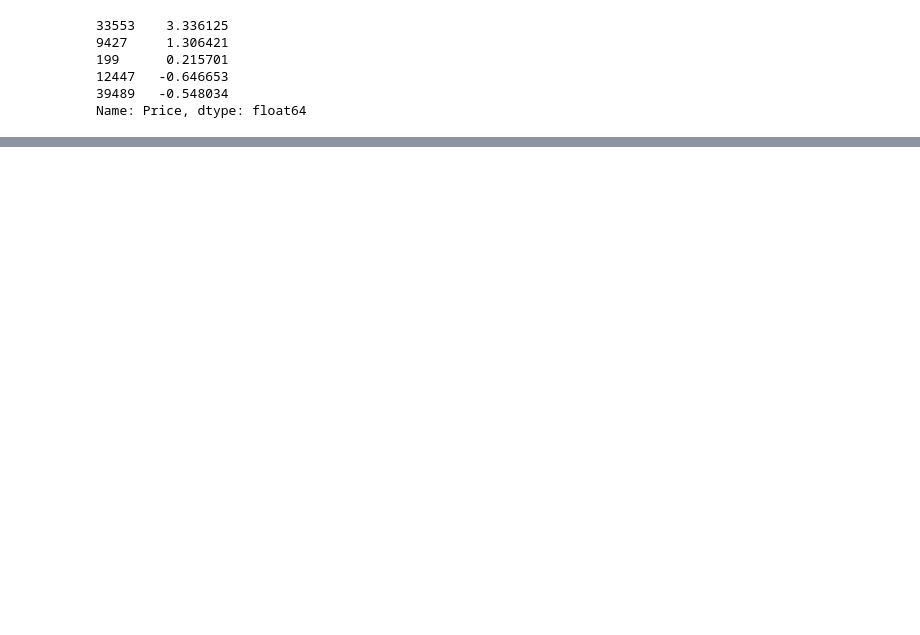
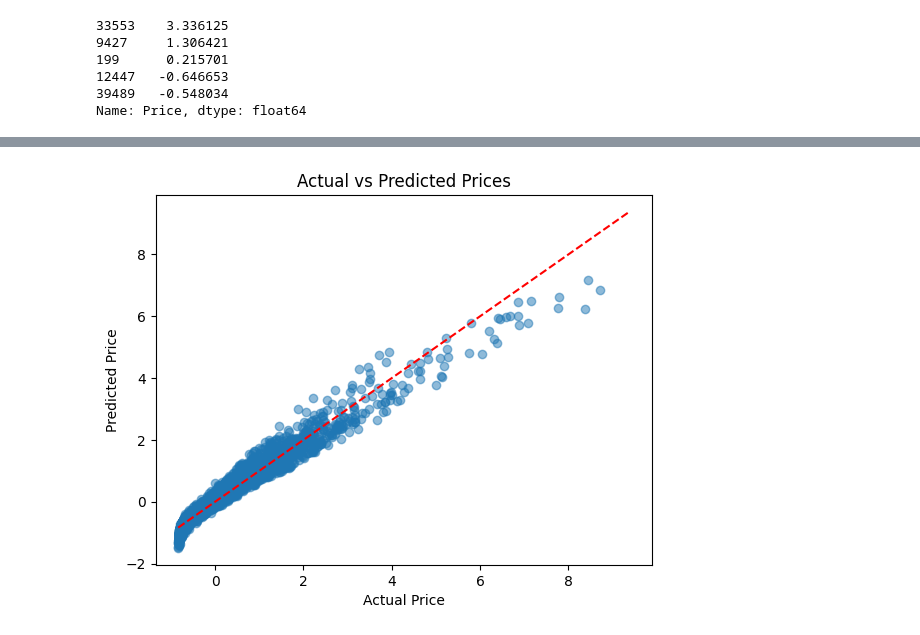
Before and after one commit to suleymangzy/SymbolicRegressionWhitGeneticPrograming, a Jupyter notebook: CarSalesSR-GP.ipynb, the cells around one changed output, grey strips where cells are left out. Drawn from its saved outputs; the diff is of its cells as text; code cells hidden in the pictures; blank space fills up the shorter version.

```diff
--- a/CarSalesSR-GP.ipynb
+++ b/CarSalesSR-GP.ipynb
@@ -121,6 +166,6 @@ SymbolicRegressor(function_set=('add', 'sub', 'mul', 'div', 'sqrt', 'log',
                   p_subtree_mutation=0.1, population_size=5000, random_state=42,
                   stopping_criteria=0.01, verbose=1)
 # %%
-predictTest = pd.Series(est_gp.predict(X_train), index=X_train.index)
-predictTest.head()
+y_pred_train = pd.Series(est_gp.predict(X_train), index=X_train.index)
+y_pred_train.head()
 # %% [output]
@@ -167 +212,21 @@ R2 Score of Test Samples:  0.7417100175342171
+# %%
+# Toplam örnek sayısı
+n = len(y_train)
+
+# Rastgele 1000 indeks seç (tekrarsız)
+idx = np.random.choice(n, size=5000, replace=False)
+
+# Alt küme oluştur
+y_train_sample = y_train.iloc[idx] if hasattr(y_train, "iloc") else y_train[idx]
+y_pred_sample = y_pred_train.iloc[idx] if hasattr(y_pred_train, "iloc") else y_pred_train[idx]
+
+# Scatter plot
+plt.scatter(y_train_sample, y_pred_sample, alpha=0.5)
+plt.plot([y_test.min(), y_test.max()], [y_test.min(), y_test.max()], 'r--')
+plt.xlabel('Actual Price')
+plt.ylabel('Predicted Price')
+plt.title('Actual vs Predicted Prices')
+plt.show()
+# %% [output]
+[figure, added]
 # %%
```
Also changed, not shown: parts of 15 cells of this notebook.
